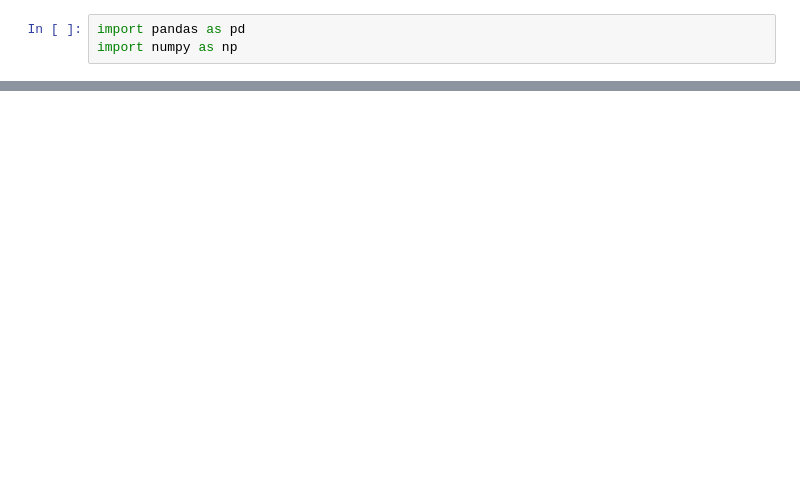
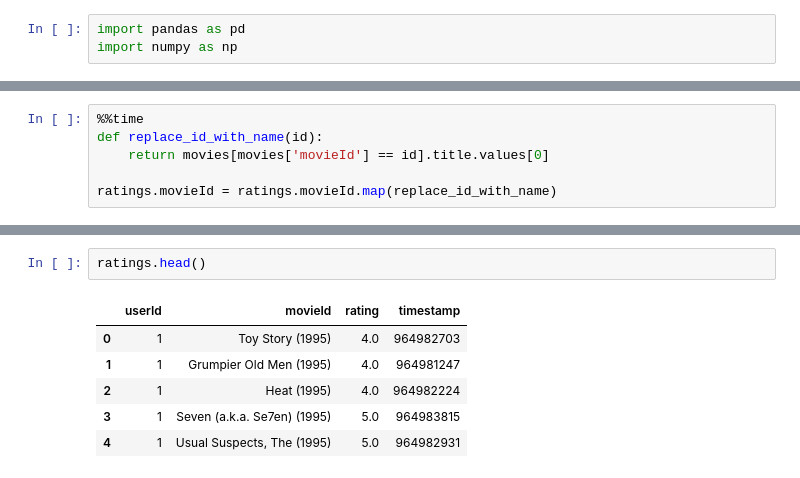
Before and after one commit to lepchenkov/Collaborative-Pearsons-R-Movie-Recommender, a Jupyter notebook: Pearsons_R.ipynb, the cells around one changed output, grey strips where cells are left out. Saved outputs shown, nothing was run; the diff lists cells and outputs as text; blank space fills up the shorter version.

```diff
--- a/Pearsons_R.ipynb
+++ b/Pearsons_R.ipynb
@@ -32,0 +35,6 @@ ratings dataframe has 20000263 rows and 4 columns
+# %%
+%%time
+def replace_id_with_name(id):
+    return movies[movies['movieId'] == id].title.values[0]
+
+ratings.movieId = ratings.movieId.map(replace_id_with_name)
@@ -32,0 +44,9 @@ ratings dataframe has 20000263 rows and 4 columns
+# %%
+ratings.head()
+# %% [output]
+|  | userId | movieId | rating | timestamp |
+| 0 | 1 | Toy Story (1995) | 4.0 | 964982703 |
+| 1 | 1 | Grumpier Old Men (1995) | 4.0 | 964981247 |
+| 2 | 1 | Heat (1995) | 4.0 | 964982224 |
+| 3 | 1 | Seven (a.k.a. Se7en) (1995) | 5.0 | 964983815 |
+| 4 | 1 | Usual Suspects, The (1995) | 5.0 | 964982931 |
```
Also changed, not shown: parts of 7 cells of this notebook.
